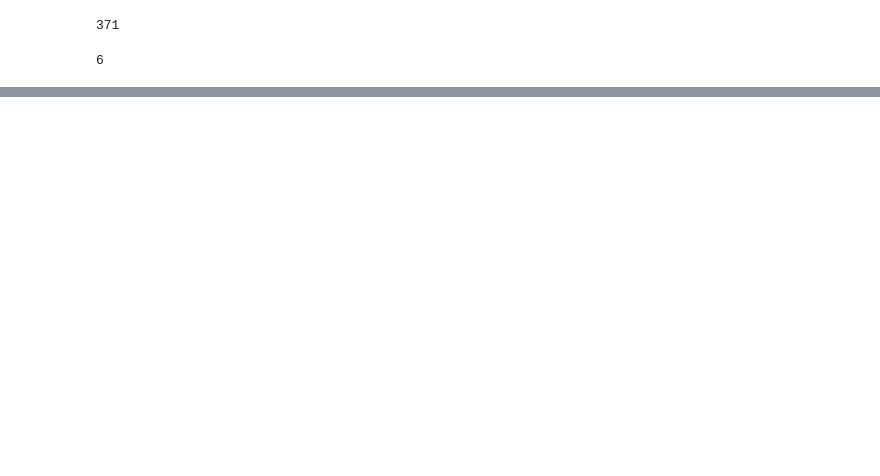
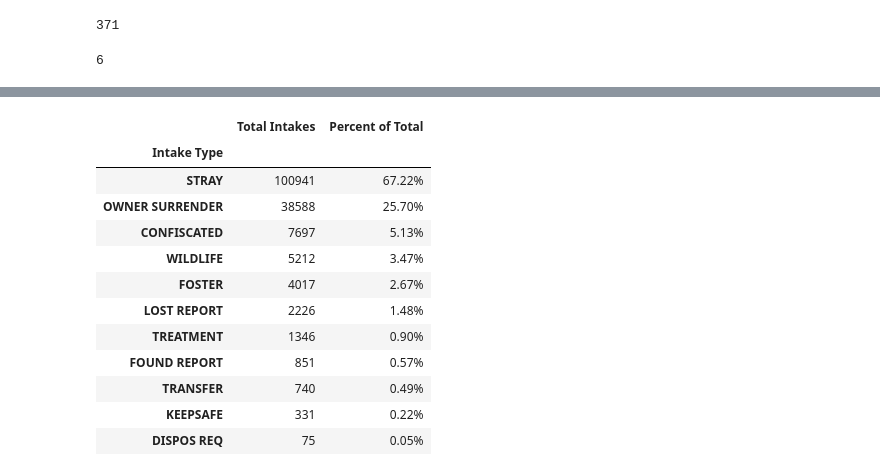
Before and after one commit to jconcha56429/Project1, a Jupyter notebook: Project1.ipynb, the cells around one changed output, grey strips where cells are left out. Cells and saved outputs as stored; diff of their text form; code cells hidden in the pictures; blank space fills up the shorter version.

```diff
--- a/Project1.ipynb
+++ b/Project1.ipynb
@@ -104,0 +220,24 @@ num_animal_types
+# %%
+groupby_intakes = dallas_shelter_data.groupby(["Intake Type"])
+
+intakeCount = groupby_intakes["Animal Id"].nunique()
+intakePercent = intakeCount / totalAnimals * 100
+
+shelter_intakes = pd.DataFrame({"Total Intakes": intakeCount,
+                                "Percent of Total": intakePercent})
+shelter_intakes["Percent of Total"] = shelter_intakes["Percent of Total"].map("{:.2f}%".format)
+shelter_intakes[["Total Intakes", "Percent of Total"]].sort_values(["Total Intakes"], ascending=False)
+# %% [output]
+|  | Total Intakes | Percent of Total |
+| Intake Type |  |  |
+| STRAY | 100941 | 67.22% |
+| OWNER SURRENDER | 38588 | 25.70% |
+| CONFISCATED | 7697 | 5.13% |
+| WILDLIFE | 5212 | 3.47% |
+| FOSTER | 4017 | 2.67% |
+| LOST REPORT | 2226 | 1.48% |
+| TREATMENT | 1346 | 0.90% |
+| FOUND REPORT | 851 | 0.57% |
+| TRANSFER | 740 | 0.49% |
+| KEEPSAFE | 331 | 0.22% |
+| DISPOS REQ | 75 | 0.05% |
```
Also changed, not shown: parts of 10 cells of this notebook, 7 other files.
